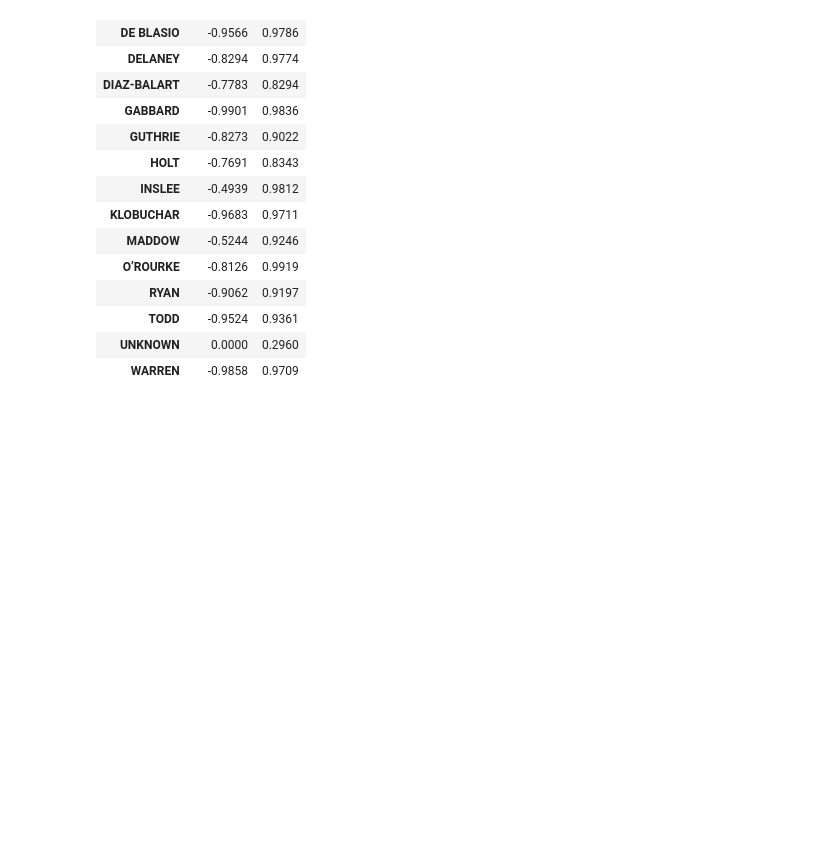
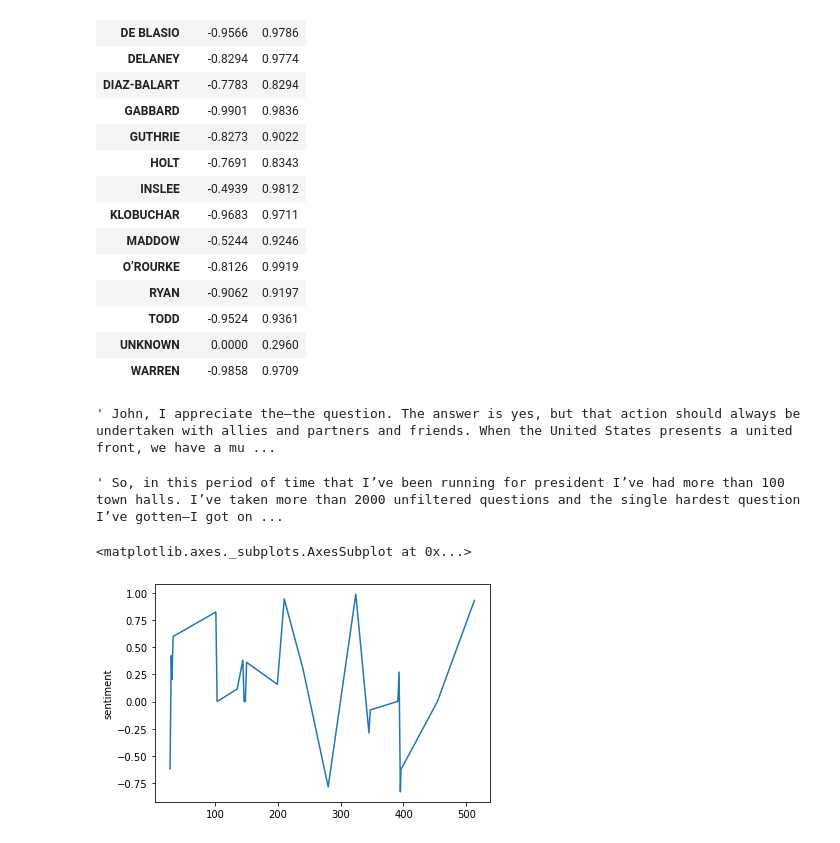
Before and after one commit to joshmattingly/Democratic-Debate-Sentiment-Analysis, a Jupyter notebook: Sentiment Analysis.ipynb, the cells around one changed output. Saved outputs shown, nothing was run; the diff lists cells and outputs as text; code cells hidden in the pictures; blank space fills up the shorter version.

Commit message:
added sentiment timelines

```diff
--- a/Sentiment Analysis.ipynb
+++ b/Sentiment Analysis.ipynb
@@ -212,3 +212,20 @@ pd.concat([maxNeg,maxPos],axis=1)
 | TODD | -0.9524 | 0.9361 |
 | UNKNOWN | 0.0000 | 0.2960 |
 | WARREN | -0.9858 | 0.9709 |
+# %%
+# highest sentiment per transcript was from Beto O'Rourke
+processedTranscript.statement[409]
+# %% [output]
+' John, I appreciate the—the question. The answer is yes, but that action should always be undertaken with allies and partners and friends. When the United States presents a united front, we have a mu ...
+# %%
+# The lowest sentiment (most 'negative') came from Elizabeth Warren
+processedTranscript.statement[267]
+# %% [output]
+' So, in this period of time that I’ve been running for president I’ve had more than 100 town halls. I’ve taken more than 2000 unfiltered questions and the single hardest question I’ve gotten—I got on ...
+# %%
+# sentiment by statement over course of entire debate
+chosen = processedTranscript[processedTranscript.speaker == 'BOOKER']
+sns.lineplot(x=chosen.index, y=chosen.sentiment)
+# %% [output]
+<matplotlib.axes._subplots.AxesSubplot at 0x...>
+[figure, added]
```
Also changed, not shown: parts of 1 cell of this notebook, 1 other file.
